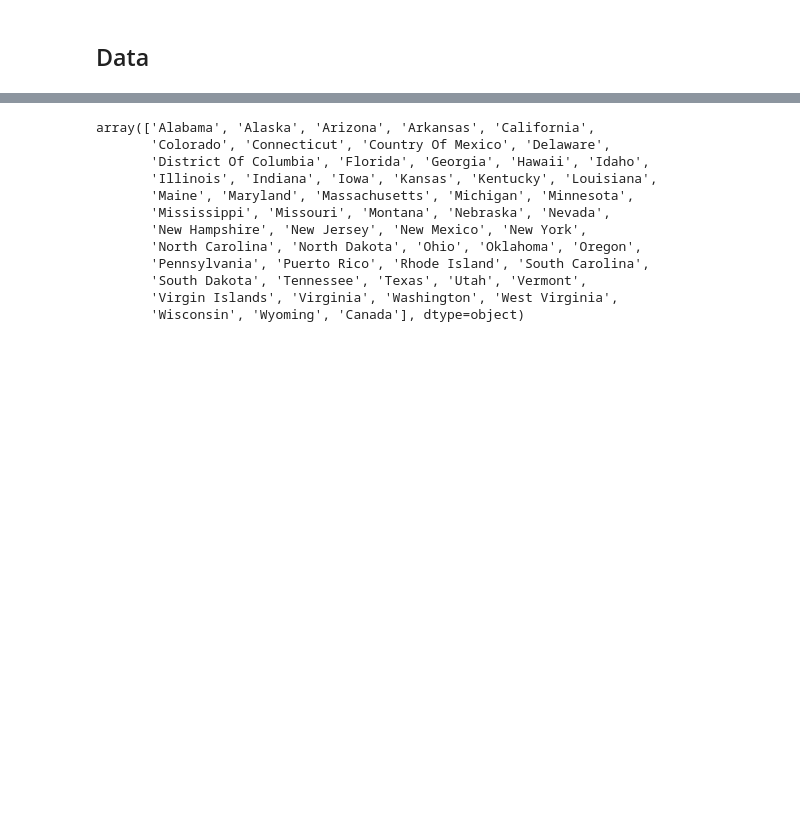
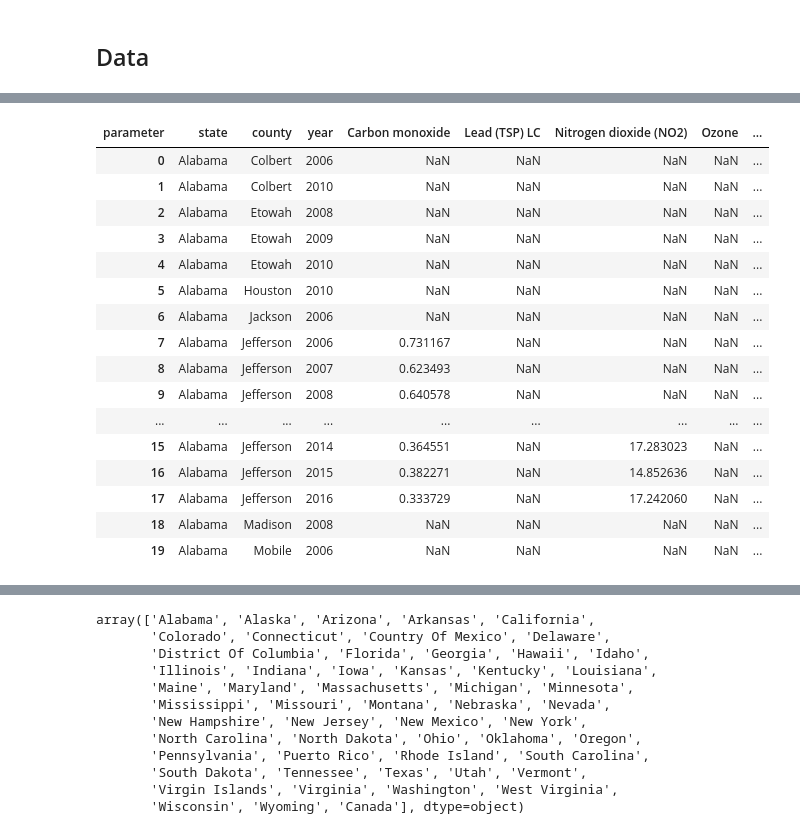
Before and after one commit to wdegraw93/low_birth_weight_vs_aqi_study, a Jupyter notebook: matt.ipynb, the cells around one changed output, grey strips where cells are left out. Saved outputs shown, nothing was run; the diff lists cells and outputs as text; code cells hidden in the pictures; blank space fills up the shorter version.

```diff
--- a/matt.ipynb
+++ b/matt.ipynb
@@ -136,0 +47,2 @@ dtype: int64
+# %%
+aqs = aqs[aqs['validity_indicator']=='Y']
@@ -136,0 +59,2 @@ dtype: int64
+# %%
+aqs = aqs[aqs['valid_day_count'] > .75*365]
@@ -136,0 +112,2 @@ dtype: int64
+# %%
+aqs.drop(columns=drop, inplace=True)
@@ -136,0 +123,22 @@ dtype: int64
+# %%
+county_aqs = aqs.groupby(['state', 'county', 'year', 'parameter'])['arithmetic_mean'].mean().unstack().reset_index()
+# %%
+county_aqs.head(20)
+# %% [output]
+| parameter | state | county | year | Carbon monoxide | Lead (TSP) LC | Nitrogen dioxide (NO2) | Ozone | ... |
+| 0 | Alabama | Colbert | 2006 | NaN | NaN | NaN | NaN | ... |
+| 1 | Alabama | Colbert | 2010 | NaN | NaN | NaN | NaN | ... |
+| 2 | Alabama | Etowah | 2008 | NaN | NaN | NaN | NaN | ... |
+| 3 | Alabama | Etowah | 2009 | NaN | NaN | NaN | NaN | ... |
+| 4 | Alabama | Etowah | 2010 | NaN | NaN | NaN | NaN | ... |
+| 5 | Alabama | Houston | 2010 | NaN | NaN | NaN | NaN | ... |
+| 6 | Alabama | Jackson | 2006 | NaN | NaN | NaN | NaN | ... |
+| 7 | Alabama | Jefferson | 2006 | 0.731167 | NaN | NaN | NaN | ... |
+| 8 | Alabama | Jefferson | 2007 | 0.623493 | NaN | NaN | NaN | ... |
+| 9 | Alabama | Jefferson | 2008 | 0.640578 | NaN | NaN | NaN | ... |
+| ... | ... | ... | ... | ... | ... | ... | ... | ... |
+| 15 | Alabama | Jefferson | 2014 | 0.364551 | NaN | 17.283023 | NaN | ... |
+| 16 | Alabama | Jefferson | 2015 | 0.382271 | NaN | 14.852636 | NaN | ... |
+| 17 | Alabama | Jefferson | 2016 | 0.333729 | NaN | 17.242060 | NaN | ... |
+| 18 | Alabama | Madison | 2008 | NaN | NaN | NaN | NaN | ... |
+| 19 | Alabama | Mobile | 2006 | NaN | NaN | NaN | NaN | ... |
```
Also changed, not shown: parts of 84 cells of this notebook, 29 other files.
